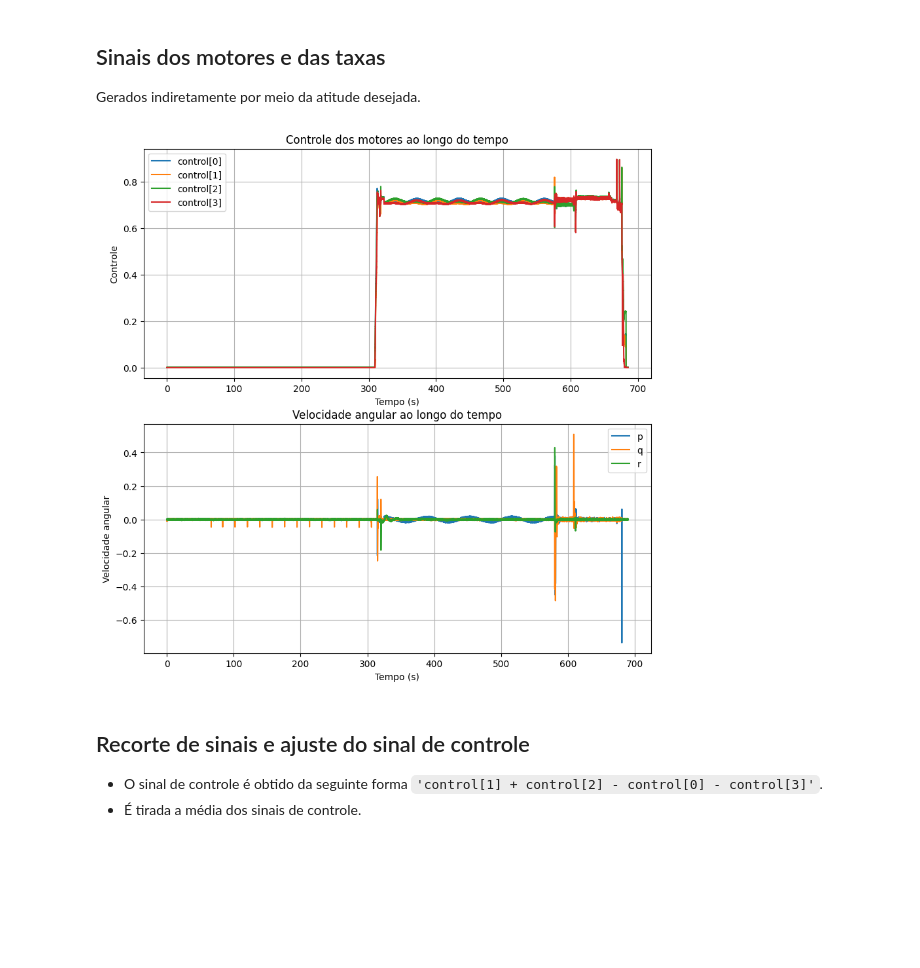
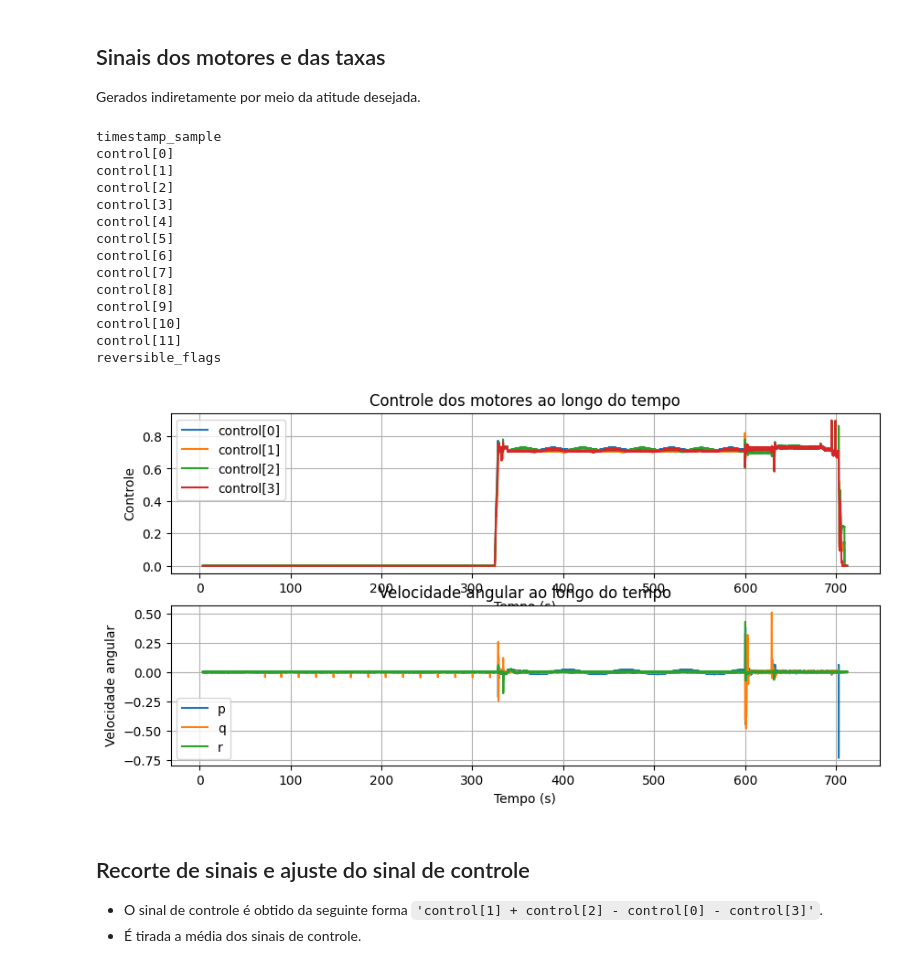
Before and after one commit to dferruzzo/mavsdk-python, a Jupyter notebook: p_rate_analise_resp_em_freq_sins.ipynb, the cells around one changed output. Drawn from its saved outputs; the diff is of its cells as text; code cells hidden in the pictures; blank space fills up the shorter version.

```diff
--- a/p_rate_analise_resp_em_freq_sins.ipynb
+++ b/p_rate_analise_resp_em_freq_sins.ipynb
@@ -134,6 +108,23 @@ plt.show()
 # %% [markdown]
 ## Sinais dos motores e das taxas
 Gerados indiretamente por meio da atitude desejada.
+# %%
+list_fields(ulog, 'actuator_motors')
+# %% [output]
+timestamp_sample
+control[0]
+control[1]
+control[2]
+control[3]
+control[4]
+control[5]
+control[6]
+control[7]
+control[8]
+control[9]
+control[10]
+control[11]
+reversible_flags
 # %%
 # Coletar os dados dos atuadores
 timestamps_c0, control0 = get_ulog_data(ulog, 'actuator_motors', 'control[0]')
@@ -154,32 +145,32 @@ t_taxas = np.linspace(0, len(vav0)*dt_taxas, len(vav0))  # Vetor de tempo
 # %%
-fig, (ax1, ax2) = plt.subplots(2, 1, figsize=(10, 10))
+fig, (ax1, ax2) = plt.subplots(2, 1, figsize=(10, 5))
 #
-ax1.plot(t_controle, control0, label='control[0]')
-ax1.plot(t_controle, control1, label='control[1]')
-ax1.plot(t_controle, control2, label='control[2]')
-ax1.plot(t_controle, control3, label='control[3]')
+ax1.plot(timestamps_c0, control0, label='control[0]')
+ax1.plot(timestamps_c1, control1, label='control[1]')
+ax1.plot(timestamps_c2, control2, label='control[2]')
+ax1.plot(timestamps_c3, control3, label='control[3]')
 #
 ax1.set_xlabel('Tempo (s)')
 ax1.set_ylabel('Controle')
 ax1.set_title('Controle dos motores ao longo do tempo')
 ax1.legend()
 ax1.grid()
 #
-ax2.plot(t_taxas, vav0, label='p')
-ax2.plot(t_taxas, vav1, label='q')
-ax2.plot(t_taxas, vav2, label='r')
+ax2.plot(timestamps_vav0, vav0, label='p')
+ax2.plot(timestamps_vav1, vav1, label='q')
+ax2.plot(timestamps_vav2, vav2, label='r')
 #
 ax2.set_xlabel('Tempo (s)')
 ax2.set_ylabel('Velocidade angular')
 ax2.set_title('Velocidade angular ao longo do tempo')
 ax2.legend()
 ax2.grid()
 #
 #plt.tight_layout()
 plt.show()
 #
 # %% [output]
-[figure, old version]
+[figure, new version]
 # %% [markdown]
 ## Recorte de sinais e ajuste do sinal de controle
 
```
Also changed, not shown: parts of 19 cells of this notebook, 9 other files.
